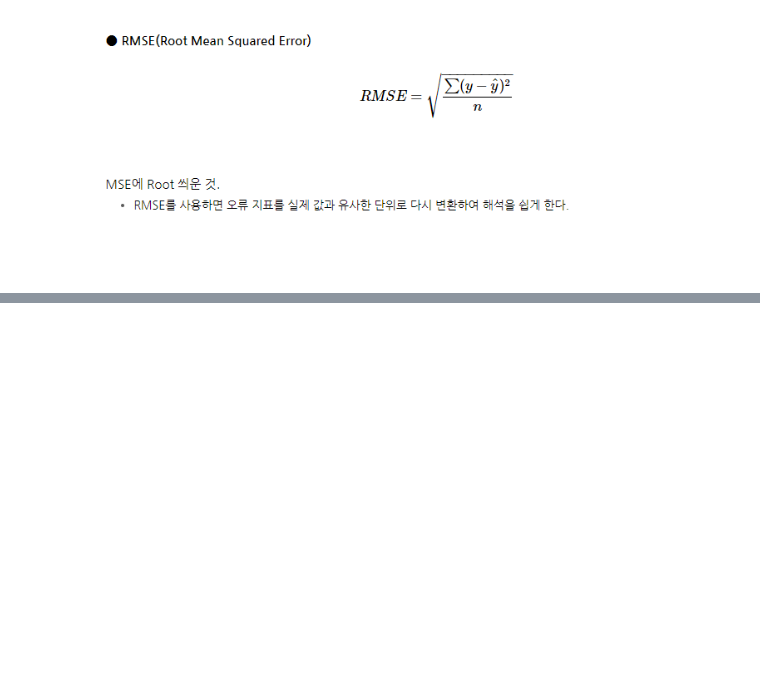
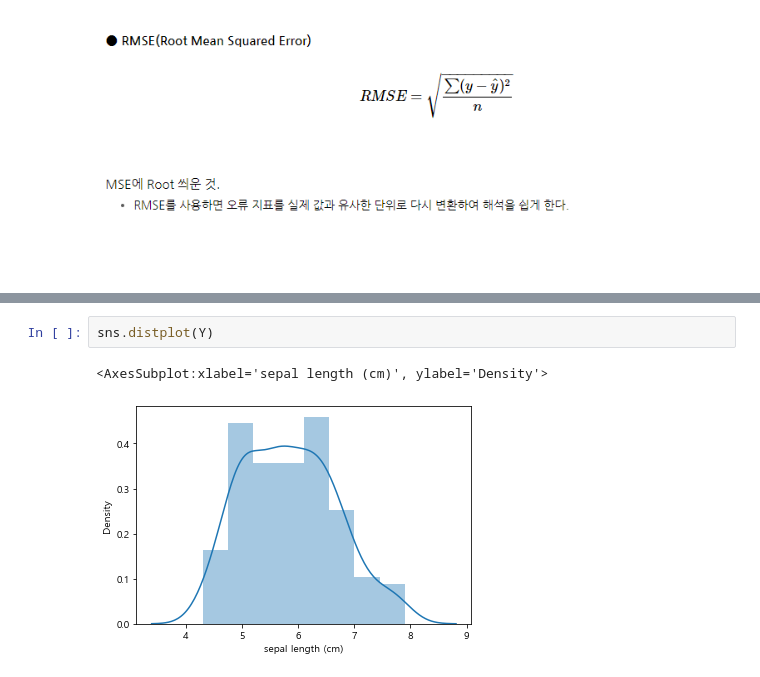
Before and after one commit to suyeondev/TIL, a Jupyter notebook: Python/sklearn/ml_sklearn[07].ipynb, the cells around one changed output, grey strips where cells are left out. Drawn from its saved outputs; the diff is of its cells as text; blank space fills up the shorter version.

```diff
--- a/Python/sklearn/ml_sklearn[07].ipynb
+++ b/Python/sklearn/ml_sklearn[07].ipynb
@@ -924,0 +941,5 @@ Image('c:/img/regression-eval-rmse.png', width = 700)
+# %%
+sns.distplot(Y)
+# %% [output]
+<AxesSubplot:xlabel='sepal length (cm)', ylabel='Density'>
+[figure, added]
```
Also changed, not shown: parts of 12 cells of this notebook.
